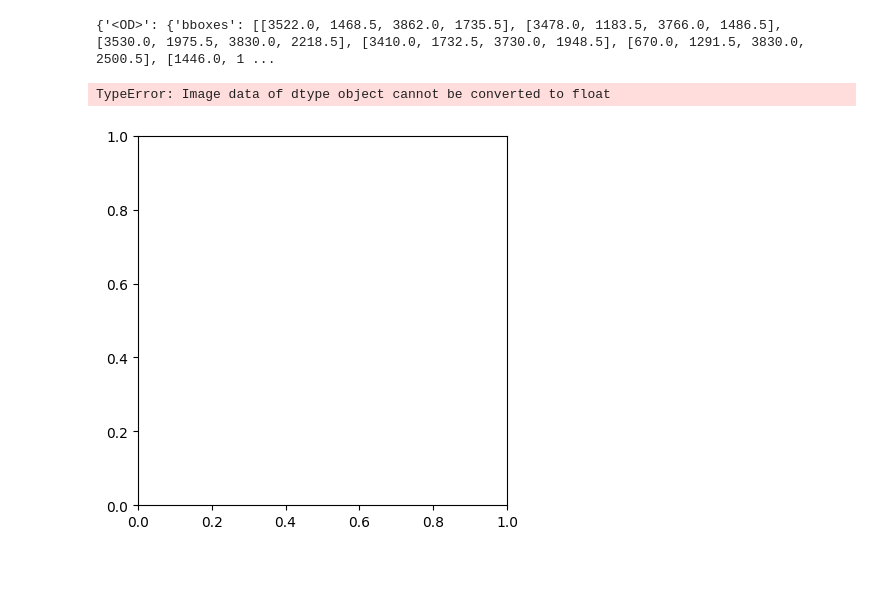
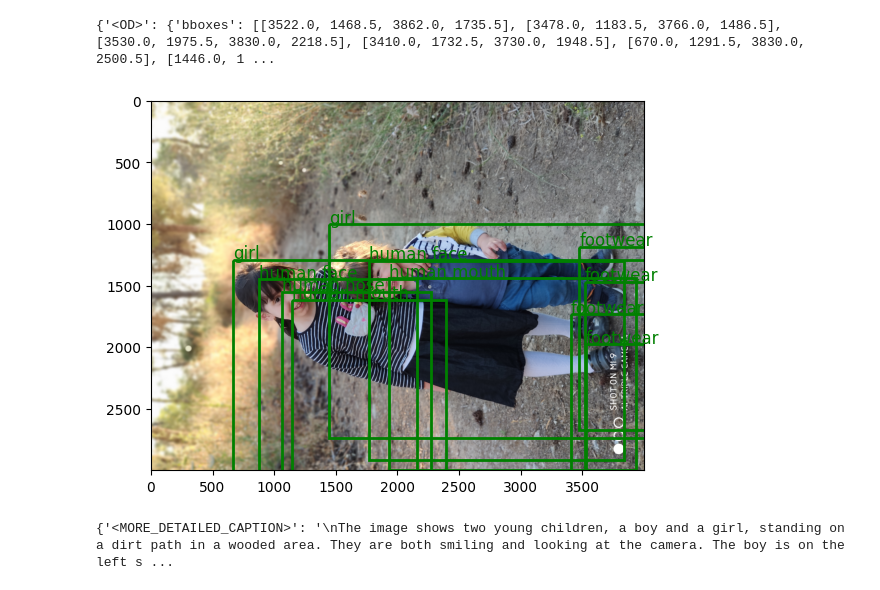
Before and after one commit to borislevant/cvplayground, a Jupyter notebook: florence-2-tests.ipynb, the cells around one changed output. Cells and saved outputs as stored; diff of their text form; code cells hidden in the pictures.

```diff
--- a/florence-2-tests.ipynb
+++ b/florence-2-tests.ipynb
@@ -87,21 +70,59 @@ generated_ids = model.generate(
 )
 generated_text = processor.batch_decode(generated_ids, skip_special_tokens=False)[0]
 
-parsed_answer = processor.post_process_generation(generated_text, task="<OD>", image_size=(image.width, image.height))
+parsed_answer = processor.post_process_generation(generated_text, task=prompt, image_size=(image.width, image.height))
 
 print(parsed_answer)
 # %% [output]
 {'<OD>': {'bboxes': [[3522.0, 1468.5, 3862.0, 1735.5], [3478.0, 1183.5, 3766.0, 1486.5], [3530.0, 1975.5, 3830.0, 2218.5], [3410.0, 1732.5, 3730.0, 1948.5], [670.0, 1291.5, 3830.0, 2500.5], [1446.0, 1 ...
-# %%
-import matplotlib.pyplot as plt
-from PIL import ImageDraw
-
-image_box = ImageDraw.Draw(image)
-for idx, l in enumerate(parsed_answer[prompt]['labels']):
-    image_box.rectangle(parsed_answer[prompt]['bboxes'][idx], outline='red')
-
-plt.imshow(image_box)
-plt.show()
-# %% [output]
-TypeError: Image data of dtype object cannot be converted to float
-[figure, removed]
+# %%
+import matplotlib.pyplot as plt
+from PIL import ImageDraw
+import matplotlib.patches as patches
+
+def display_bounding_boxes(image, boxes, predictions):
+    # Create figure and axes
+    fig, ax = plt.subplots(1)
+
+    # Display the image
+    ax.imshow(image)
+
+    # Iterate over the boxes and predictions
+    for box, prediction in zip(boxes, predictions):
+        # Extract the coordinates of the box
+        x, y, w, h = box
+
+        # Create a rectangle patch
+        rect = patches.Rectangle((x, y), w, h, linewidth=2, edgecolor='g', facecolor='none')
+
+        # Add the rectangle patch to the axes
+        ax.add_patch(rect)
+
+        # Add the prediction text above the bounding box
+        ax.text(x, y-10, prediction, color='g', fontsize=12)
+
+    # Show the plot with bounding boxes and predictions
+    plt.show()
+
+# Display the image with bounding boxes and predictions
+display_bounding_boxes(image, parsed_answer[prompt]['bboxes'], parsed_answer[prompt]['labels'])
+# %% [output]
+[figure, added]
+# %%
+prompt = '<MORE_DETAILED_CAPTION>'
+
+inputs = processor(text=prompt, images=image, return_tensors="pt")
+generated_ids = model.generate(
+    input_ids=inputs["input_ids"],
+    pixel_values=inputs["pixel_values"],
+    max_new_tokens=1024,
+    num_beams=3,
+    do_sample=False
+)
+generated_text = processor.batch_decode(generated_ids, skip_special_tokens=False)[0]
+
+parsed_answer = processor.post_process_generation(generated_text, task=prompt, image_size=(image.width, image.height))
+
+print(parsed_answer)
+# %% [output]
+{'<MORE_DETAILED_CAPTION>': '\nThe image shows two young children, a boy and a girl, standing on a dirt path in a wooded area. They are both smiling and looking at the camera. The boy is on the left s ...
```
Also changed, not shown: parts of 4 cells of this notebook.
